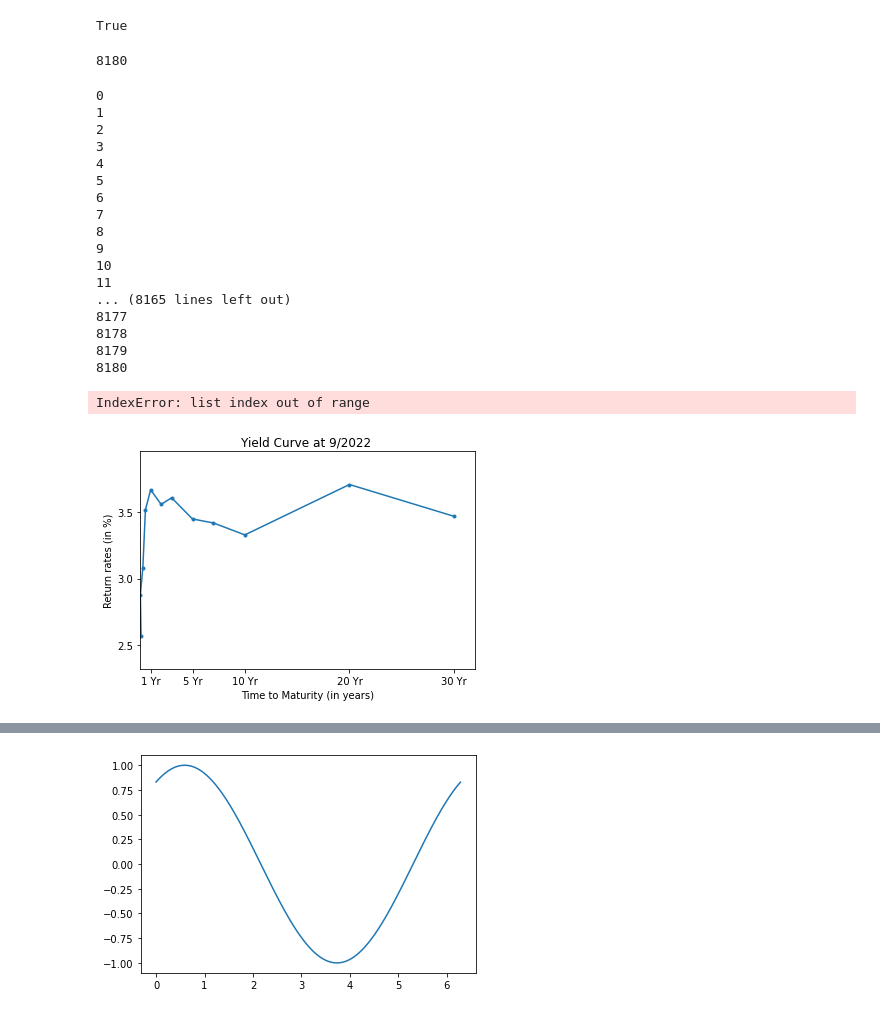
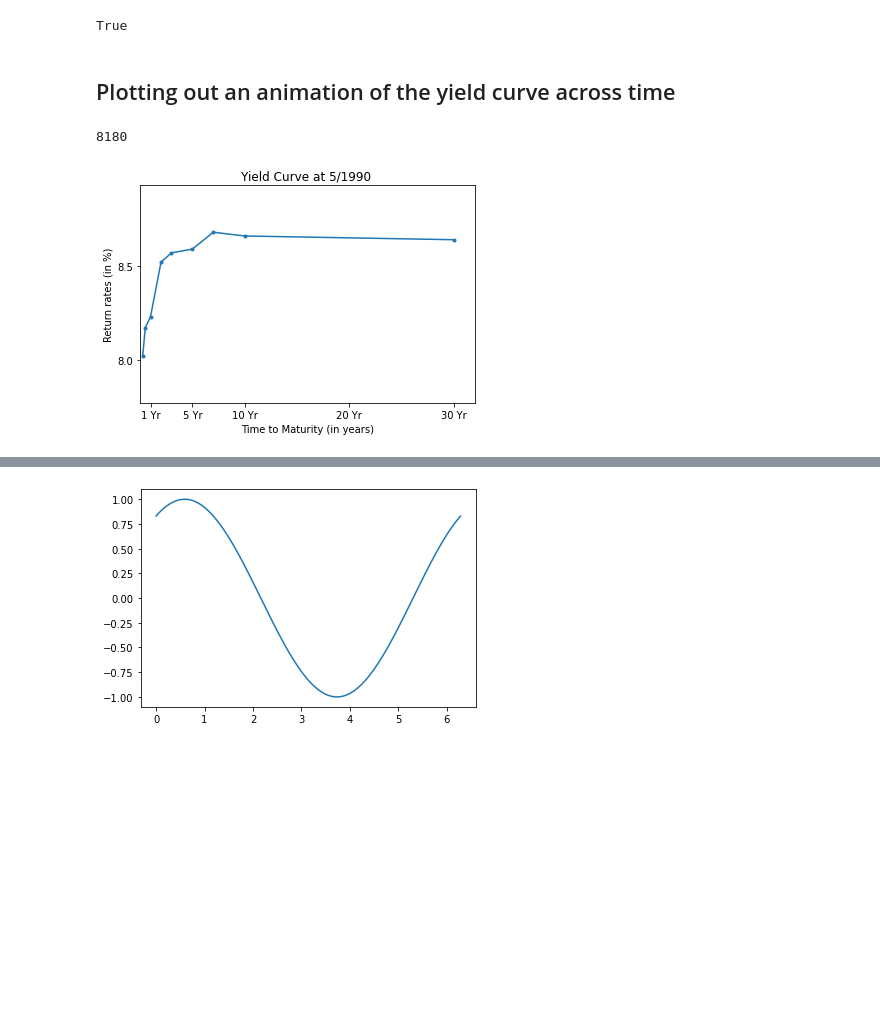
Before and after one commit to jjasim/Yield-Curve-1990-to-2022, a Jupyter notebook: Yield Curve.ipynb, the cells around one changed output, grey strips where cells are left out. Cells and saved outputs as stored; diff of their text form; code cells hidden in the pictures; blank space fills up the shorter version.

```diff
--- a/Yield Curve.ipynb
+++ b/Yield Curve.ipynb
@@ -113,6 +123,8 @@ dates[0]
 plot["Date"].is_unique
 # %% [output]
 True
+# %% [markdown]
+## Plotting out an animation of the yield curve across time
 # %%
 from matplotlib.animation import PillowWriter
 metadata = dict(title='Movie', artist='codinglikemad')
@@ -142,7 +154,7 @@ count = -1
 def func():
     global count
     count += 1
-    print(count)
+    #print(count)
     plt.title(f"Yield Curve at %s " % (str(dates[count].month) + "/" + str(dates[count].year)))
     return plot.loc[plot["Date"]==dates[count]].values[0][1:].tolist()
 
@@ -163,52 +175,35 @@ def animate(i):
     return line,
 
 #Interval is how fast each frame is displayed in ms (if interval = 15, show each frame for 15 seconds)
+#save_count is the number of days you want to plot out
 ani = animation.FuncAnimation(
-    fig, animate, interval=30, blit=True, save_count=8181)
+    fig, animate, interval=30, blit=True, save_count=100)
 
 plt.ylim([0, 10])
 plt.xlim([0, 32])
 plt.ylabel("Return rates (in %)")
 plt.xlabel("Time to Maturity (in years)")
 plt.margins(x=0.02)
 ax.set_xticks([1, 5, 10, 20, 30])
 ax.set_xticklabels(["1 Yr", "5 Yr", "10 Yr", "20 Yr","30 Yr"])
 fig.patch.set_facecolor('xkcd:white')
 ax.yaxis.set_major_formatter(FormatStrFormatter('%.1f'))
 loc = plticker.MultipleLocator(base=0.5)
 ax.yaxis.set_major_locator(loc)
 #ax.text(8, 8, 'boxed italics text in data coords', style='italic',
 #        bbox={'facecolor': 'red', 'alpha': 0.5, 'pad': 10})
 
 
 # To save the animation, use e.g.
 #
 #ani.save("lines.gif")
 #
 # or
 #
 writer = animation.FFMpegWriter(
     fps=15, metadata=dict(artist='Me'), bitrate=1800)
 ani.save("a.mp4", writer=writer)
 
 plt.show()
 # %% [output]
-0
-1
-2
-3
-4
-5
-6
-7
-8
-9
-10
-11
-... (8165 lines left out)
-8177
-8178
-8179
-8180
-IndexError: list index out of range
-[figure, old version]
+[figure, new version]
```
Also changed, not shown: parts of 7 cells of this notebook.
